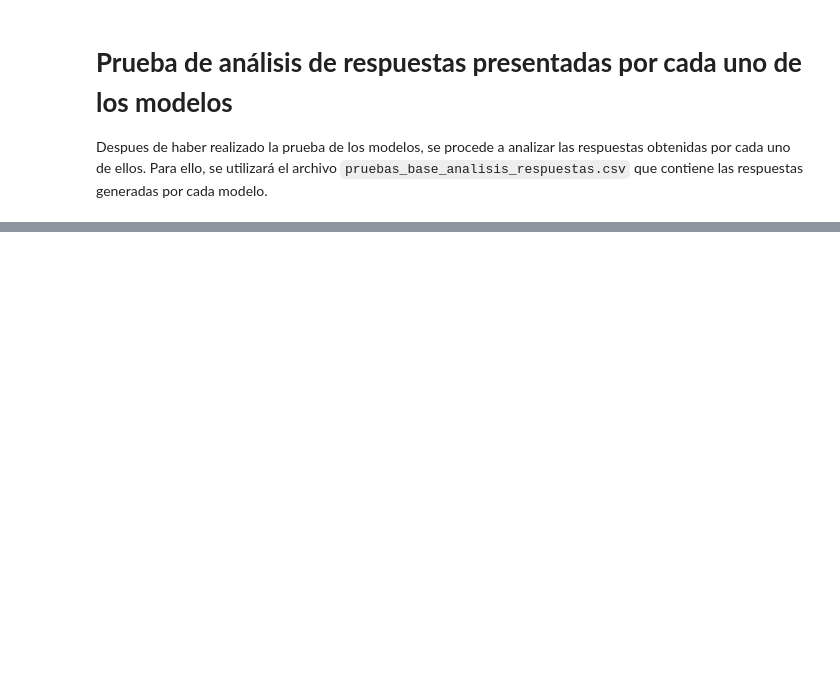
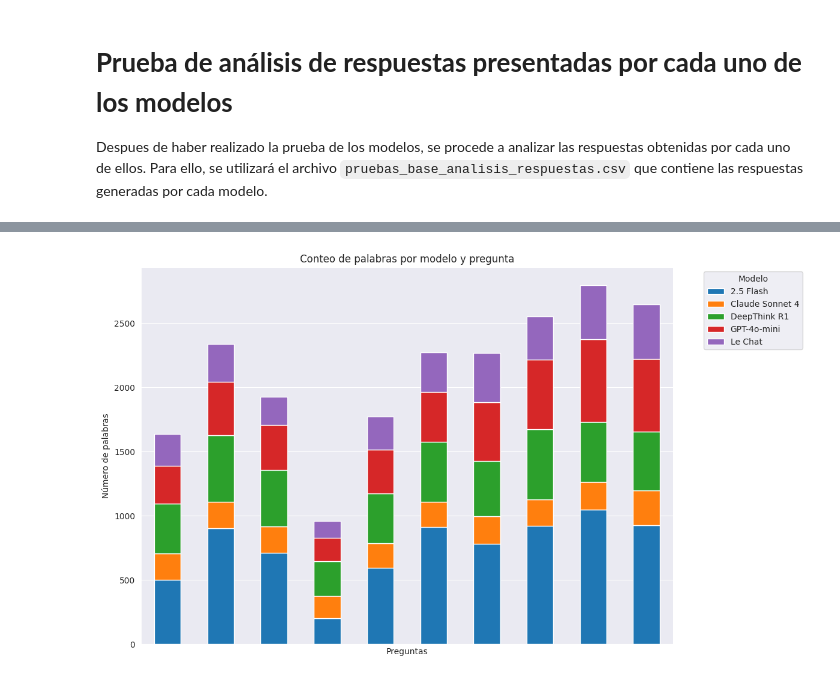
Before and after one commit to lonj22803/prueba_inicial_preguntas, a Jupyter notebook: analisis_respuestas.ipynb, the cells around one changed output, grey strips where cells are left out. Saved outputs shown, nothing was run; the diff lists cells and outputs as text; code cells hidden in the pictures; blank space fills up the shorter version.

```diff
--- a/analisis_respuestas.ipynb
+++ b/analisis_respuestas.ipynb
@@ -19,0 +30,29 @@ stopwords_es = set(stopwords.words('spanish'))
+# %%
+#Funciones para limpiar y procesar las respuestas
+
+# Función para limpiar texto
+def limpiar_texto(texto):
+    if pd.isnull(texto):
+        return ""
+    # Eliminar markdown (**negrita**)
+    texto = re.sub(r'\*\*(.*?)\*\*', r'\1', texto)
+    # Eliminar emojis y caracteres especiales (excepto letras, números y puntuación básica)
+    texto = re.sub(r'[^\w\s.,!?áéíóúÁÉÍÓÚñÑ]', '', texto)
+    # Eliminar signos de puntuación
+    texto = texto.translate(str.maketrans('', '', string.punctuation))
+    # Eliminar espacios múltiples
+    texto = re.sub(r'\s+', ' ', texto)
+    return texto.strip()
+
+# Función para contar palabras
+def contar_palabras(texto):
+    palabras = texto.split()
+    return len(palabras)
+
+# Función para aplicar preprocesamiento y contar palabras en cada columna de pregunta
+def procesar_respuestas(df):
+    preguntas = [col for col in df.columns if col.startswith("Pregunta")]
+    for pregunta in preguntas:
+        df[f'{pregunta}_limpia'] = df[pregunta].apply(limpiar_texto)
+        df[f'{pregunta}_conteo'] = df[f'{pregunta}_limpia'].apply(contar_palabras)
+    return df
@@ -33,0 +170,3 @@ base_datos.head(10)
+# %%
+df_procesado = procesar_respuestas(base_datos)
+df_procesado
@@ -33,0 +181,4 @@ base_datos.head(10)
+# %%
+graficar_palabras_por_modelo(df_procesado)
+# %% [output]
+[figure, added]
```
Also changed, not shown: parts of 15 cells of this notebook, 1 other file.
